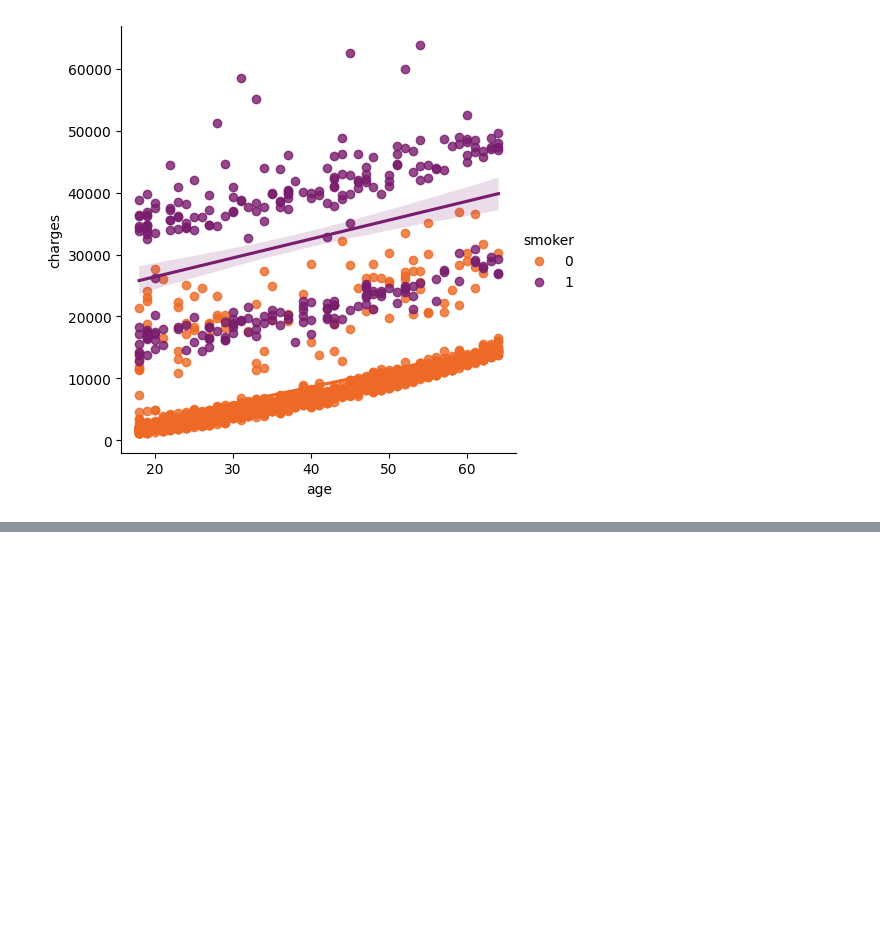
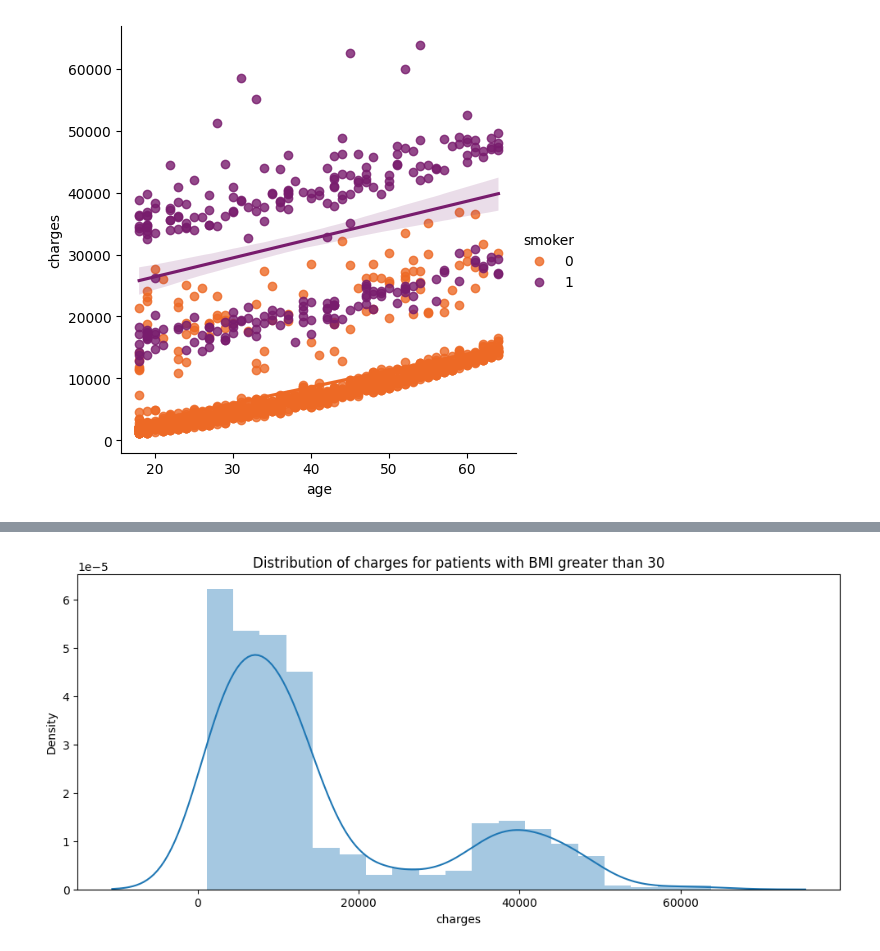
Before and after one commit to INCREDIBLE-AURNOB/Predict-personal-medical-cost, a Jupyter notebook: Personal_medical_cost.ipynb, the cells around one changed output, grey strips where cells are left out. Saved outputs shown, nothing was run; the diff lists cells and outputs as text; code cells hidden in the pictures; blank space fills up the shorter version.

```diff
--- a/Personal_medical_cost.ipynb
+++ b/Personal_medical_cost.ipynb
@@ -121,0 +125,6 @@ Text(0.5, 1.0, 'Smokers and non-smokers')
+# %%
+plt.figure(figsize=(12,5))
+plt.title("Distribution of charges for patients with BMI greater than 30")
+ax = sns.distplot(df[(df.bmi >= 30)]['charges'])
+# %% [output]
+[figure, added]
```
Also changed, not shown: parts of 9 cells of this notebook.
